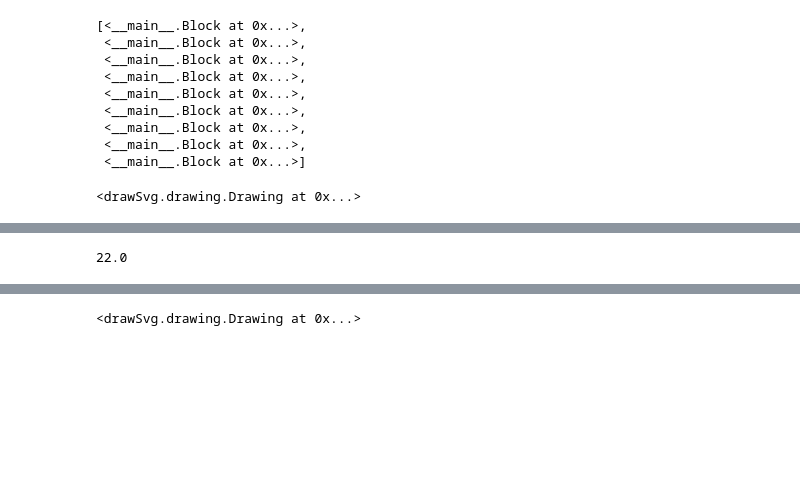
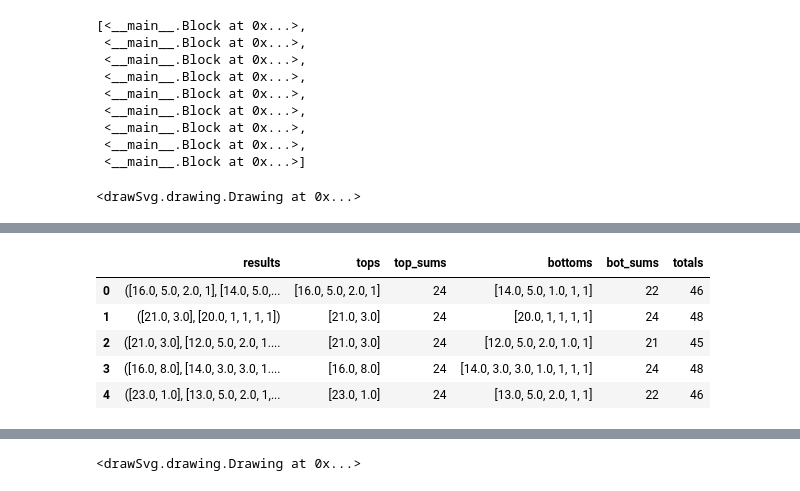
Before and after one commit to ssrosa/housing_market_simulator, a Jupyter notebook: sandbox/sandbox.ipynb, the cells around one changed output, grey strips where cells are left out. Saved outputs shown, nothing was run; the diff lists cells and outputs as text; code cells hidden in the pictures; blank space fills up the shorter version.

```diff
--- a/sandbox/sandbox.ipynb
+++ b/sandbox/sandbox.ipynb
@@ -762,4 +760,0 @@ x_start
-# %%
-sum(widths[:3])
-# %% [output]
-22.0
@@ -765,0 +772,9 @@ sum(widths[:3])
+# %%
+df.head()
+# %% [output]
+|  | results | tops | top_sums | bottoms | bot_sums | totals |
+| 0 | ([16.0, 5.0, 2.0, 1], [14.0, 5.0,... | [16.0, 5.0, 2.0, 1] | 24 | [14.0, 5.0, 1.0, 1, 1] | 22 | 46 |
+| 1 | ([21.0, 3.0], [20.0, 1, 1, 1, 1]) | [21.0, 3.0] | 24 | [20.0, 1, 1, 1, 1] | 24 | 48 |
+| 2 | ([21.0, 3.0], [12.0, 5.0, 2.0, 1.... | [21.0, 3.0] | 24 | [12.0, 5.0, 2.0, 1.0, 1] | 21 | 45 |
+| 3 | ([16.0, 8.0], [14.0, 3.0, 3.0, 1.... | [16.0, 8.0] | 24 | [14.0, 3.0, 3.0, 1.0, 1, 1, 1] | 24 | 48 |
+| 4 | ([23.0, 1.0], [13.0, 5.0, 2.0, 1,... | [23.0, 1.0] | 24 | [13.0, 5.0, 2.0, 1, 1] | 22 | 46 |
```
Also changed, not shown: parts of 33 cells of this notebook.
